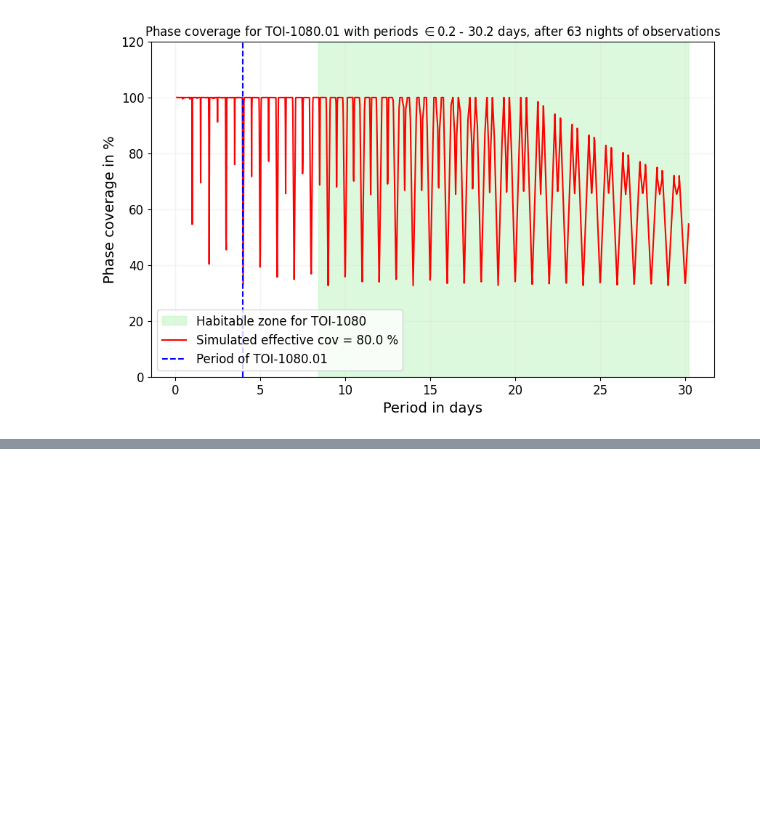
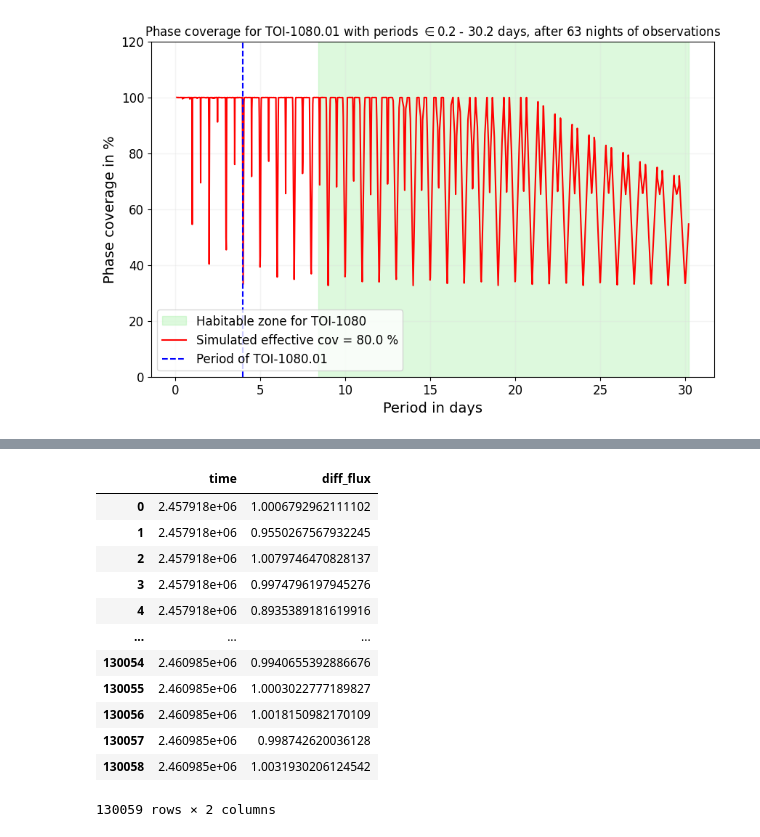
Before and after one commit to szunigaf/SPOCK_v2, a Jupyter notebook: notebook_tests.ipynb, the cells around one changed output, grey strips where cells are left out. Cells and saved outputs as stored; diff of their text form; code cells hidden in the pictures; blank space fills up the shorter version.

Commit message:
some work on SPOCK notebook

```diff
--- a/notebook_tests.ipynb
+++ b/notebook_tests.ipynb
@@ -459,0 +556,33 @@ plt.show()
+# %%
+path_target_list = None
+times = None
+target = 'Trappist-1b'
+fix_expt = None
+
+
+if path_target_list is None:
+    path_target_list = target_list_from_stargate_path
+schedules_st = SPOCKST.Schedules()
+schedules_st.load_parameters()
+target_list_follow_up = schedules_st.target_table_spc_follow_up
+target_list_follow_up = target_list_follow_up.sort_values(by="Sp_ID")
+target_list_speculoos = pd.read_csv(path_target_list, sep=',')
+target_list_speculoos = target_list_speculoos.sort_values(by="Sp_ID")
+
+all_targets = pd.DataFrame({'Sp_ID': pd.concat([target_list_follow_up['Sp_ID'],
+                                                target_list_speculoos["Sp_ID"]]),
+                            "Gaia_ID": pd.concat([target_list_follow_up['Gaia_ID'],
+                                                    target_list_speculoos["Gaia_ID"]])})
+all_targets.reset_index(inplace=True)
+idx_target_list = list(all_targets['Sp_ID']).index(target)
+if times is None:
+    # data = getSPClcV2(target=target, ap='', pwvCorr=0)
+    #
+    # t = data['BJDMID-2450000']
+    # t = t.fillna(0)
+    # t = np.sort(t)
+    t, diff_flux, exposures, dates, target_name, times = SPOCKplot.get_all_LCS(
+        gaia_id_target=all_targets['Gaia_ID'][idx_target_list],
+        fix_expt=fix_expt)
+else:
+    t = times
@@ -459,0 +607,19 @@ plt.show()
+# %%
+df_light_curve = pd.DataFrame({'time': t, 'diff_flux': diff_flux})
+df_light_curve = df_light_curve.where(df_light_curve["diff_flux"]>'0.0')
+
+df_light_curve
+# %% [output]
+|  | time | diff_flux |
+| 0 | 2.457918e+06 | 1.0006792962111102 |
+| 1 | 2.457918e+06 | 0.9550267567932245 |
+| 2 | 2.457918e+06 | 1.0079746470828137 |
+| 3 | 2.457918e+06 | 0.9974796197945276 |
+| 4 | 2.457918e+06 | 0.8935389181619916 |
+| ... | ... | ... |
+| 130054 | 2.460985e+06 | 0.9940655392886676 |
+| 130055 | 2.460985e+06 | 1.0003022777189827 |
+| 130056 | 2.460985e+06 | 1.0018150982170109 |
+| 130057 | 2.460985e+06 | 0.998742620036128 |
+| 130058 | 2.460985e+06 | 1.0031930206124542 |
+130059 rows × 2 columns
```
Also changed, not shown: parts of 9 cells of this notebook, 8 other files.
